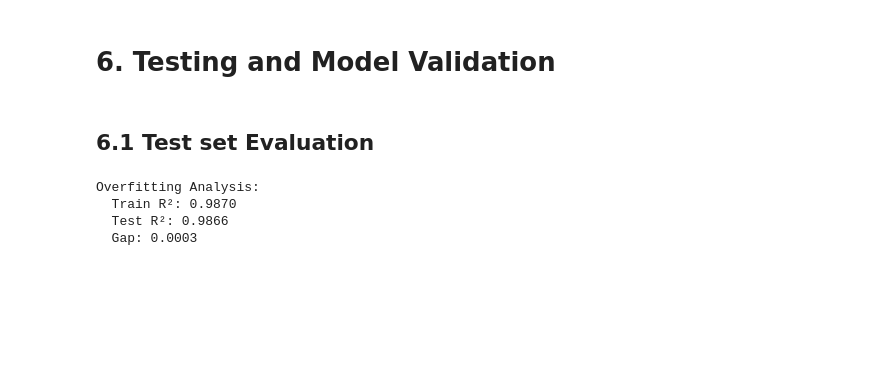
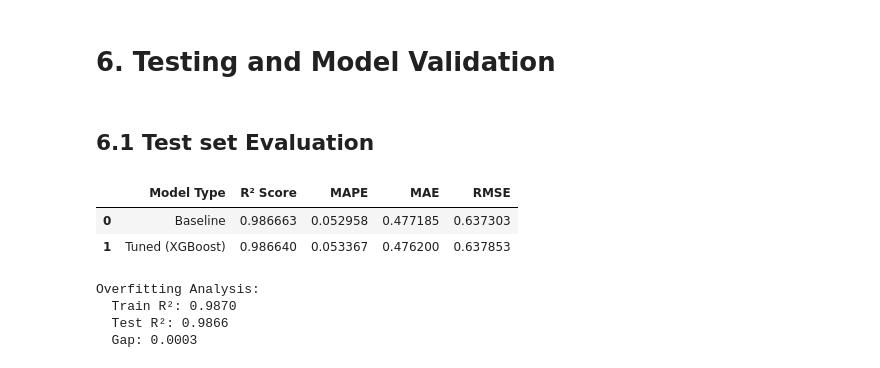
Before and after one commit to YonathanHH/Household_Energy_Consumption_end_to_end_Portfolio, a Jupyter notebook: End_to_End_Household_Energy_Consumption.ipynb, the cells around one changed output. Drawn from its saved outputs; the diff is of its cells as text; code cells hidden in the pictures; blank space fills up the shorter version.

```diff
--- a/End_to_End_Household_Energy_Consumption.ipynb
+++ b/End_to_End_Household_Energy_Consumption.ipynb
@@ -398,6 +398,12 @@ comparison_df = pd.DataFrame({
     'MAE': [results[best_model_name]['MAE'], mae_tuned],
     'RMSE': [results[best_model_name]['RMSE'], rmse_tuned]
 })
+# %%
+comparison_df
+# %% [output]
+|  | Model Type | R² Score | MAPE | MAE | RMSE |
+| 0 | Baseline | 0.986663 | 0.052958 | 0.477185 | 0.637303 |
+| 1 | Tuned (XGBoost) | 0.986640 | 0.053367 | 0.476200 | 0.637853 |
 # %%
 r2_train_tuned = r2_score(y_train, best_tuned_model.predict(X_train))
 overfitting_gap = r2_train_tuned - r2_tuned
```
Also changed, not shown: parts of 2 cells of this notebook.
